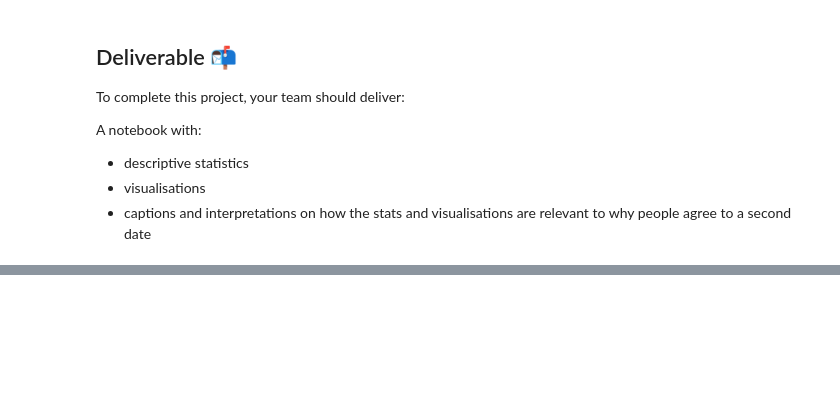
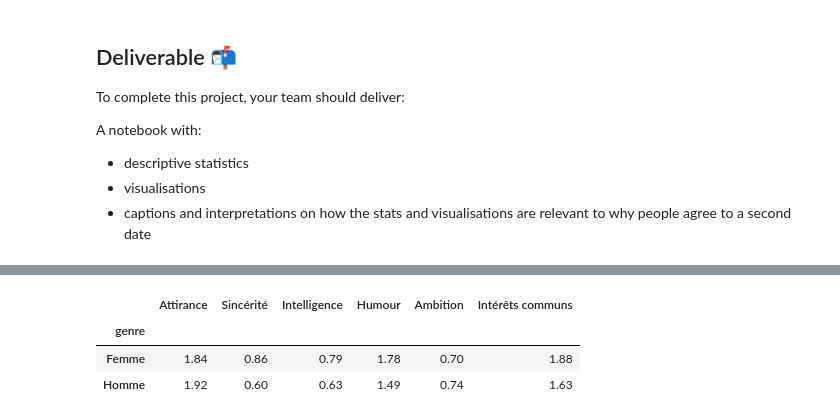
Before and after one commit to Carelle777/projet_01_speed_dating, a Jupyter notebook: notebooks/01-Speed_Dating.ipynb, the cells around one changed output, grey strips where cells are left out. Cells and saved outputs as stored; diff of their text form; code cells hidden in the pictures; blank space fills up the shorter version.

```diff
--- a/notebooks/01-Speed_Dating.ipynb
+++ b/notebooks/01-Speed_Dating.ipynb
@@ -377,0 +321,33 @@ Corrélation réelle attractivité ↔ match : 0.26
+# %%
+# 1. Les 6 notes (avec des noms lisibles pour le graphique)
+criteres = ['note_attractivite', 'note_sincerite', 'note_intelligence',
+            'note_humour', 'note_ambition', 'note_interets_communs']
+noms_lisibles = {'note_attractivite': 'Attirance', 'note_sincerite': 'Sincérité',
+                 'note_intelligence': 'Intelligence', 'note_humour': 'Humour',
+                 'note_ambition': 'Ambition', 'note_interets_communs': 'Intérêts communs'}
+
+# 2. Note moyenne de chaque critère, selon le genre et la décision
+moyennes = df_propre.groupby(['genre', 'decision_match'])[criteres].mean()
+
+# 3. Écart = note moyenne quand c'est "Oui" moins note moyenne quand c'est "Non"
+moyenne_oui = moyennes.xs('Oui', level='decision_match')
+moyenne_non = moyennes.xs('Non', level='decision_match')
+ecarts = (moyenne_oui - moyenne_non).round(2).rename(columns=noms_lisibles)
+display(ecarts)
+
+# 4. Je prépare le tableau pour le graphique
+df_ecarts = ecarts.reset_index().melt(id_vars='genre', var_name='Critère',
+                                      value_name='Écart Oui - Non')
+
+# 5. Graphique en barres horizontales
+fig = px.bar(df_ecarts, x='Écart Oui - Non', y='Critère', color='genre',
+             barmode='group', orientation='h', text_auto='.1f',
+             title="Qu'est-ce qui fait dire Oui ? (note quand Oui moins note quand Non)",
+             color_discrete_map={"Femme": "#EF553B", "Homme": "#636EFA"})
+fig.update_layout(template="plotly_white")
+fig.show()
+# %% [output]
+|  | Attirance | Sincérité | Intelligence | Humour | Ambition | Intérêts communs |
+| genre |  |  |  |  |  |  |
+| Femme | 1.84 | 0.86 | 0.79 | 1.78 | 0.70 | 1.88 |
+| Homme | 1.92 | 0.60 | 0.63 | 1.49 | 0.74 | 1.63 |
```
Also changed, not shown: parts of 41 cells of this notebook, 11 other files.
